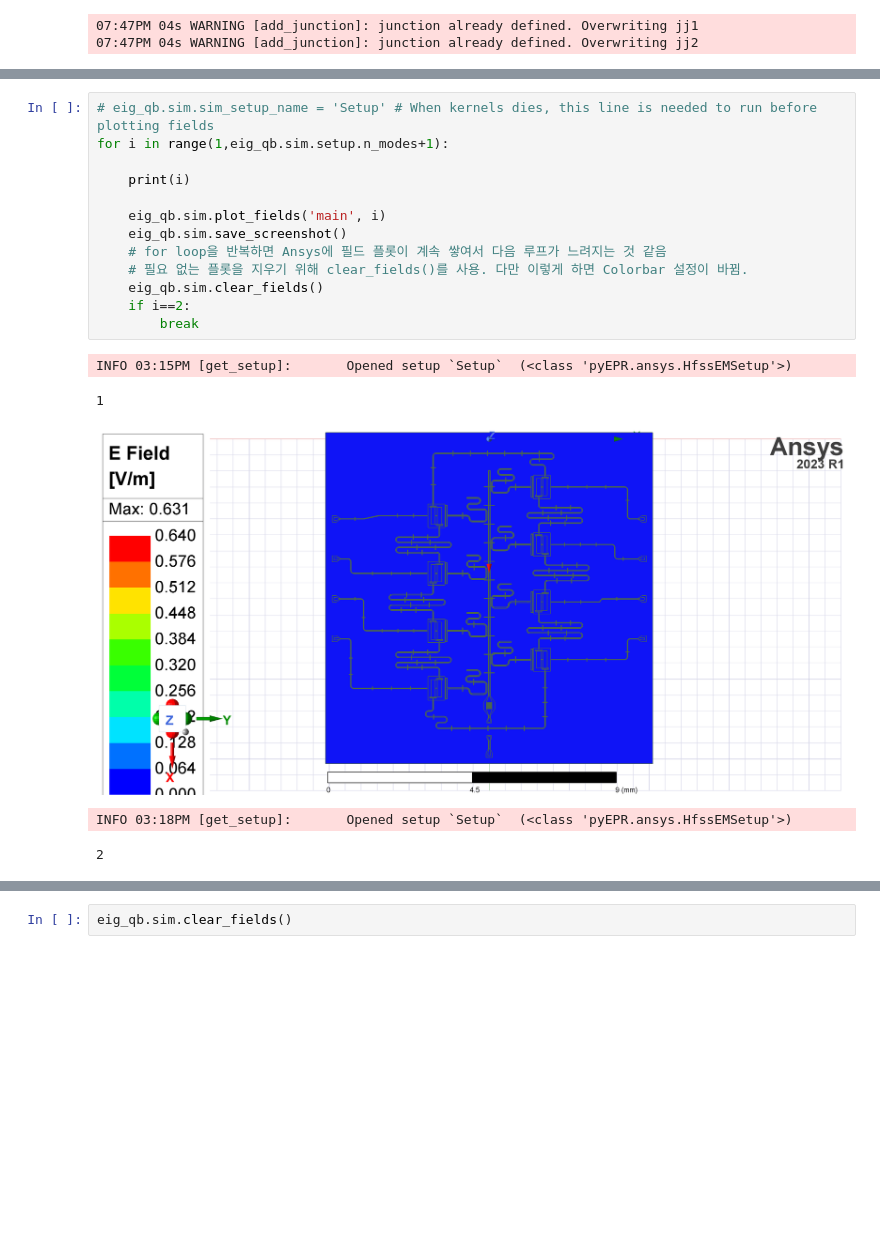
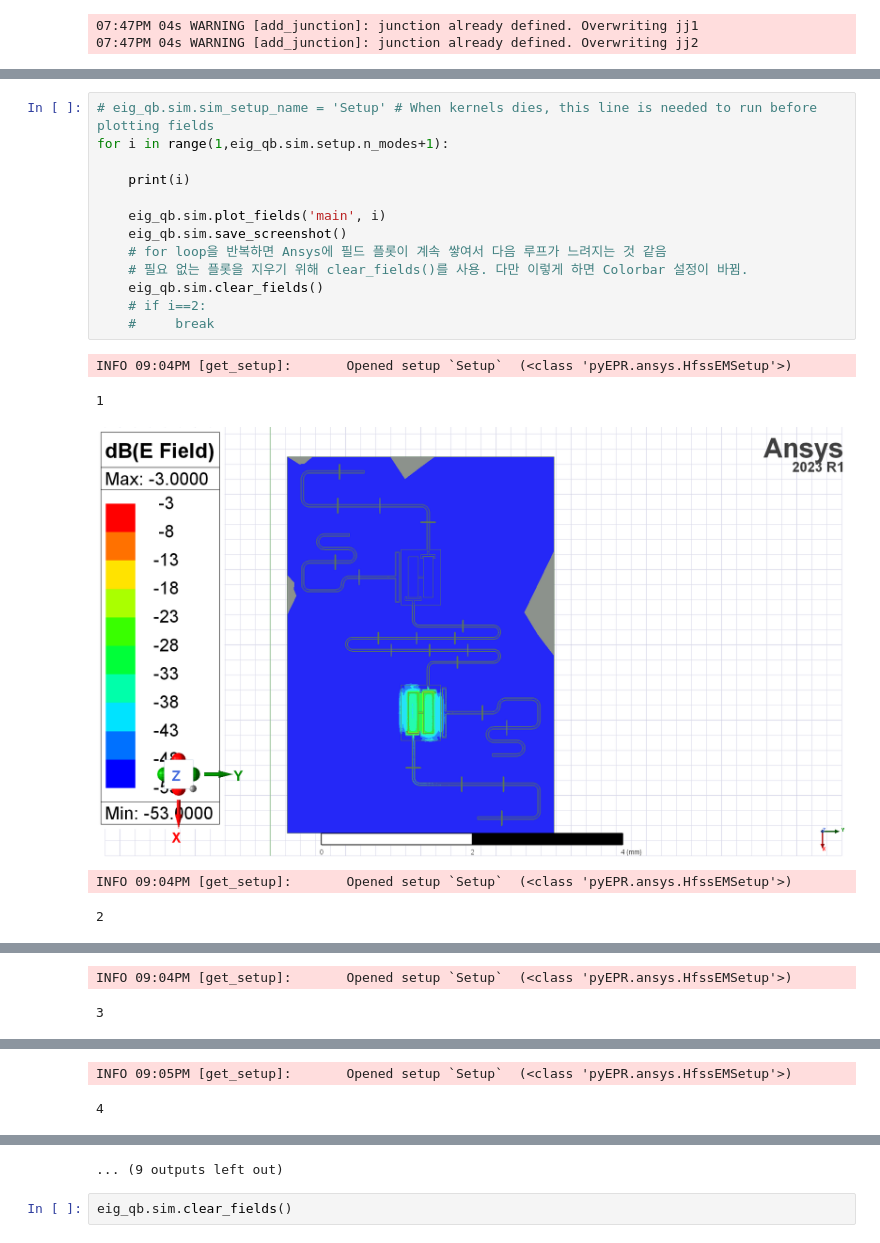
Before and after one commit to GyumLee/qiskit-metal, a Jupyter notebook: Two_qubit_parity.ipynb, the cells around one changed output, grey strips where cells are left out. Cells and saved outputs as stored; diff of their text form; blank space fills up the shorter version.

```diff
--- a/Two_qubit_parity.ipynb
+++ b/Two_qubit_parity.ipynb
@@ -736,19 +738,19 @@ INFO 07:47PM [analyze]: Analyzing setup Setup
 # %%
 # eig_qb.sim.sim_setup_name = 'Setup' # When kernels dies, this line is needed to run before plotting fields
 for i in range(1,eig_qb.sim.setup.n_modes+1):
 
     print(i)
 
     eig_qb.sim.plot_fields('main', i)
     eig_qb.sim.save_screenshot()
     # for loop을 반복하면 Ansys에 필드 플롯이 계속 쌓여서 다음 루프가 느려지는 것 같음
     # 필요 없는 플롯을 지우기 위해 clear_fields()를 사용. 다만 이렇게 하면 Colorbar 설정이 바뀜.
     eig_qb.sim.clear_fields()
-    if i==2:
-        break
+    # if i==2:
+    #     break
 # %% [output]
-INFO 03:15PM [get_setup]:       Opened setup `Setup`  (<class 'pyEPR.ansys.HfssEMSetup'>)
+INFO 09:04PM [get_setup]:       Opened setup `Setup`  (<class 'pyEPR.ansys.HfssEMSetup'>)
 1
-[figure, old version]
+[figure, new version]
-INFO 03:18PM [get_setup]:       Opened setup `Setup`  (<class 'pyEPR.ansys.HfssEMSetup'>)
+INFO 09:04PM [get_setup]:       Opened setup `Setup`  (<class 'pyEPR.ansys.HfssEMSetup'>)
 2
@@ -755,0 +758,2 @@ INFO 03:18PM [get_setup]:       Opened setup `Setup`  (<class 'pyEPR.ansys.HfssE
+INFO 09:04PM [get_setup]:       Opened setup `Setup`  (<class 'pyEPR.ansys.HfssEMSetup'>)
+3
@@ -755,0 +761,2 @@ INFO 03:18PM [get_setup]:       Opened setup `Setup`  (<class 'pyEPR.ansys.HfssE
+INFO 09:05PM [get_setup]:       Opened setup `Setup`  (<class 'pyEPR.ansys.HfssEMSetup'>)
+4
@@ -756,3 +764,4 @@ INFO 03:18PM [get_setup]:       Opened setup `Setup`  (<class 'pyEPR.ansys.HfssE
+... (9 outputs left out)
 # %%
 eig_qb.sim.clear_fields()
 # %%
```
Also changed, not shown: parts of 2 cells of this notebook.
